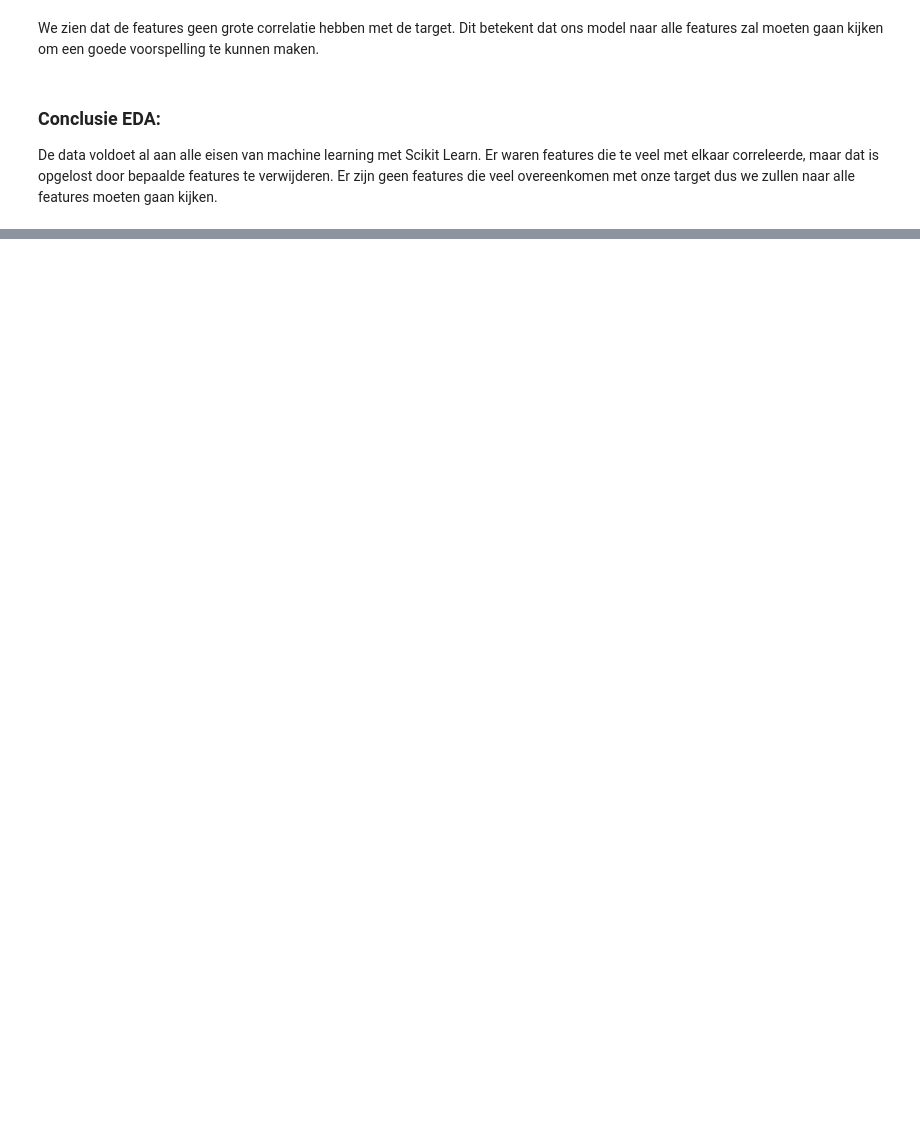
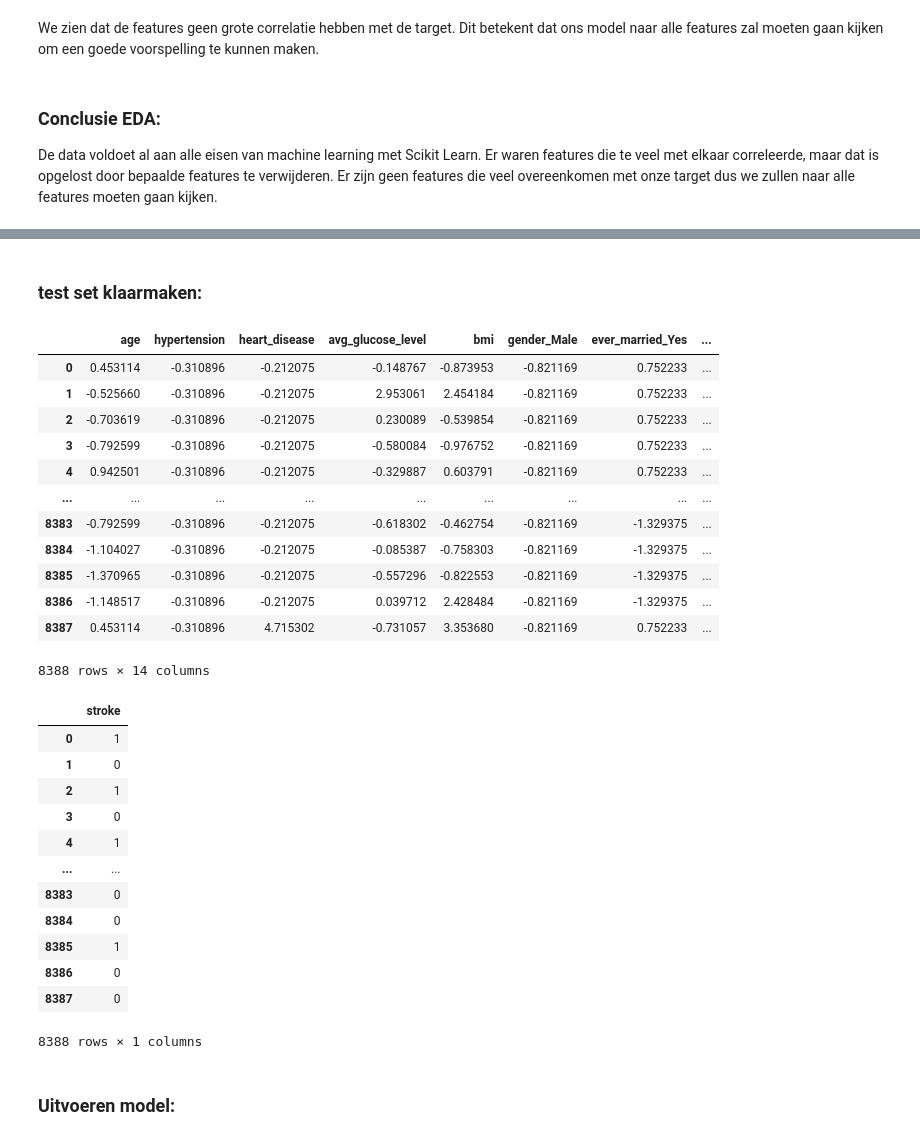
Before and after one commit to ikkekoe08/machine-learning, a Jupyter notebook: portfolio.ipynb, the cells around one changed output, grey strips where cells are left out. Cells and saved outputs as stored; diff of their text form; code cells hidden in the pictures; blank space fills up the shorter version.

```diff
--- a/portfolio.ipynb
+++ b/portfolio.ipynb
@@ -164,0 +358,43 @@ De data voldoet al aan alle eisen van machine learning met Scikit Learn. Er ware
+# %% [markdown]
+### test set klaarmaken:
+# %%
+drop_columns = ['gender_Female', 'ever_married_No', 'Residence_type_Rural', 'smoking_status_never smoked', 'work_type_Private']
+test = test.drop(columns=drop_columns)
+test = test.drop(columns=["gender_Other", "id"])
+X_test = test
+y_test = submission.drop(columns=["id"])
+bool_kolommen = X_test.select_dtypes(include="bool").columns
+X_test[bool_kolommen] = X_test[bool_kolommen].astype(int)
+numerieke_kolommen = X_test.select_dtypes(include="number").columns
+X_test[numerieke_kolommen] = scaler.transform(X_test[numerieke_kolommen])
+display(X_test)
+display(y_test)
+# %% [output]
+|  | age | hypertension | heart_disease | avg_glucose_level | bmi | gender_Male | ever_married_Yes | ... |
+| 0 | 0.453114 | -0.310896 | -0.212075 | -0.148767 | -0.873953 | -0.821169 | 0.752233 | ... |
+| 1 | -0.525660 | -0.310896 | -0.212075 | 2.953061 | 2.454184 | -0.821169 | 0.752233 | ... |
+| 2 | -0.703619 | -0.310896 | -0.212075 | 0.230089 | -0.539854 | -0.821169 | 0.752233 | ... |
+| 3 | -0.792599 | -0.310896 | -0.212075 | -0.580084 | -0.976752 | -0.821169 | 0.752233 | ... |
+| 4 | 0.942501 | -0.310896 | -0.212075 | -0.329887 | 0.603791 | -0.821169 | 0.752233 | ... |
+| ... | ... | ... | ... | ... | ... | ... | ... | ... |
+| 8383 | -0.792599 | -0.310896 | -0.212075 | -0.618302 | -0.462754 | -0.821169 | -1.329375 | ... |
+| 8384 | -1.104027 | -0.310896 | -0.212075 | -0.085387 | -0.758303 | -0.821169 | -1.329375 | ... |
+| 8385 | -1.370965 | -0.310896 | -0.212075 | -0.557296 | -0.822553 | -0.821169 | -1.329375 | ... |
+| 8386 | -1.148517 | -0.310896 | -0.212075 | 0.039712 | 2.428484 | -0.821169 | -1.329375 | ... |
+| 8387 | 0.453114 | -0.310896 | 4.715302 | -0.731057 | 3.353680 | -0.821169 | 0.752233 | ... |
+8388 rows × 14 columns
+|  | stroke |
+| 0 | 1 |
+| 1 | 0 |
+| 2 | 1 |
+| 3 | 0 |
+| 4 | 1 |
+| ... | ... |
+| 8383 | 0 |
+| 8384 | 0 |
+| 8385 | 1 |
+| 8386 | 0 |
+| 8387 | 0 |
+8388 rows × 1 columns
+# %% [markdown]
+### Uitvoeren model:
```
Also changed, not shown: parts of 13 cells of this notebook.
